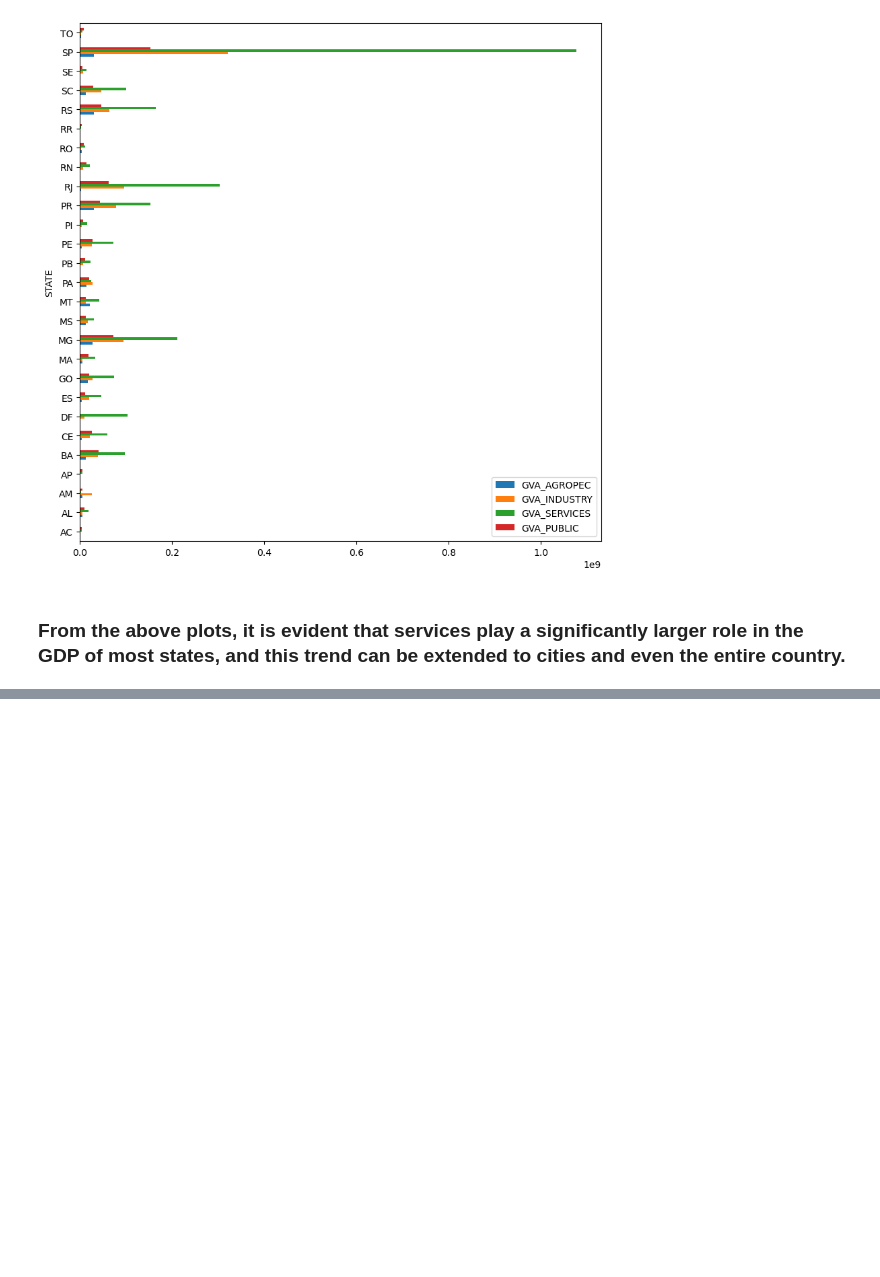
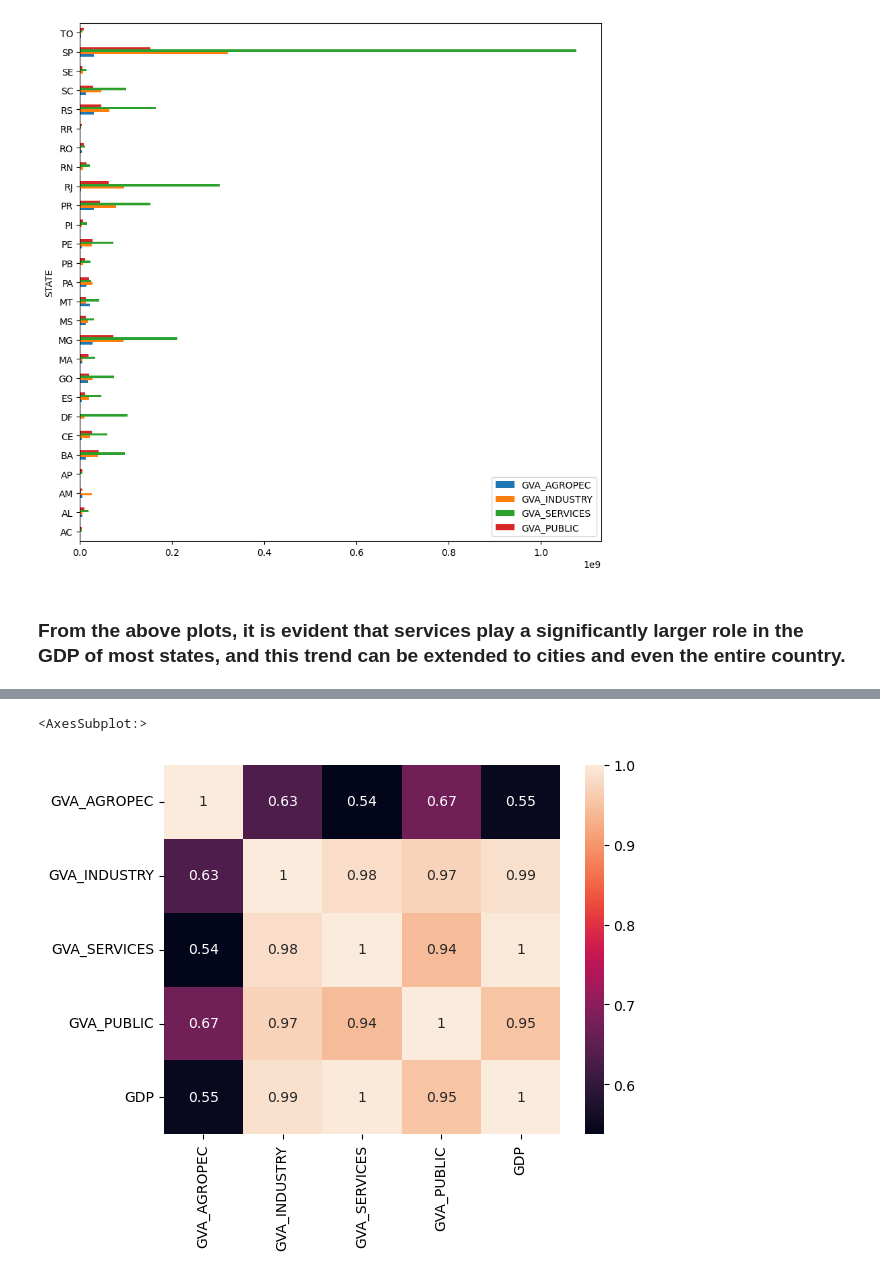
Before and after one commit to IgoSilvaUFPB/projeto_ICD, a Jupyter notebook: ProjetoICD_GDP_influence.ipynb, the cells around one changed output, grey strips where cells are left out. Saved outputs shown, nothing was run; the diff lists cells and outputs as text; code cells hidden in the pictures; blank space fills up the shorter version.

Commit message:
add heatmap

```diff
--- a/ProjetoICD_GDP_influence.ipynb
+++ b/ProjetoICD_GDP_influence.ipynb
@@ -130,3 +130,7 @@ df_GDP_state.plot(kind='barh', figsize=(10, 10))
 [figure]
 # %% [markdown]
 ### From the above plots, it is evident that services play a significantly larger role in the GDP of most states, and this trend can be extended to cities and even the entire country.
+# %%
+# selecting columns
+df_heat = df[["CITY","STATE","GVA_AGROPEC","GVA_INDUSTRY","GVA_SERVICES","GVA_PUBLIC","GDP"]]
+df_heat
@@ -132,0 +151,4 @@ df_GDP_state.plot(kind='barh', figsize=(10, 10))
+# %%
+# grouping by state
+df_heat_state = df_heat.groupby('STATE').sum()
+df_heat_state
@@ -132,0 +174,6 @@ df_GDP_state.plot(kind='barh', figsize=(10, 10))
+# %%
+# plotting heatmap
+sns.heatmap(df_heat_state.corr(), annot=True)
+# %% [output]
+<AxesSubplot:>
+[figure, added]
```
Also changed, not shown: parts of 3 cells of this notebook, 1 other file.
